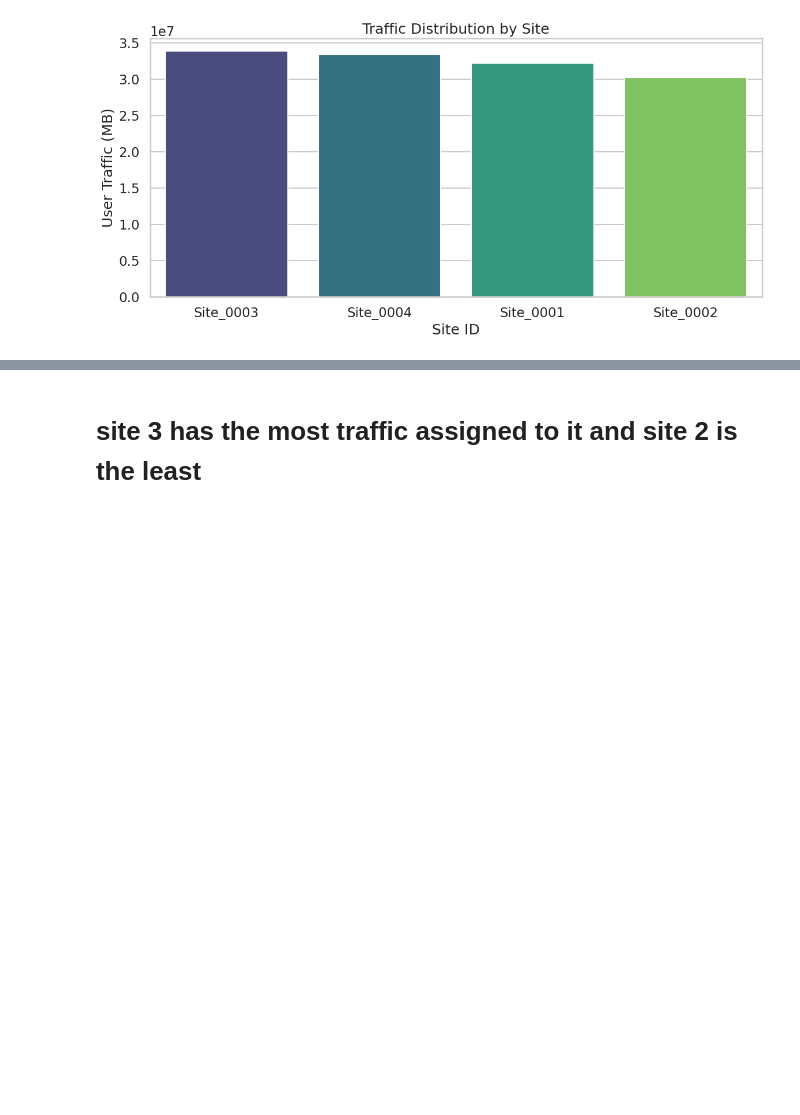
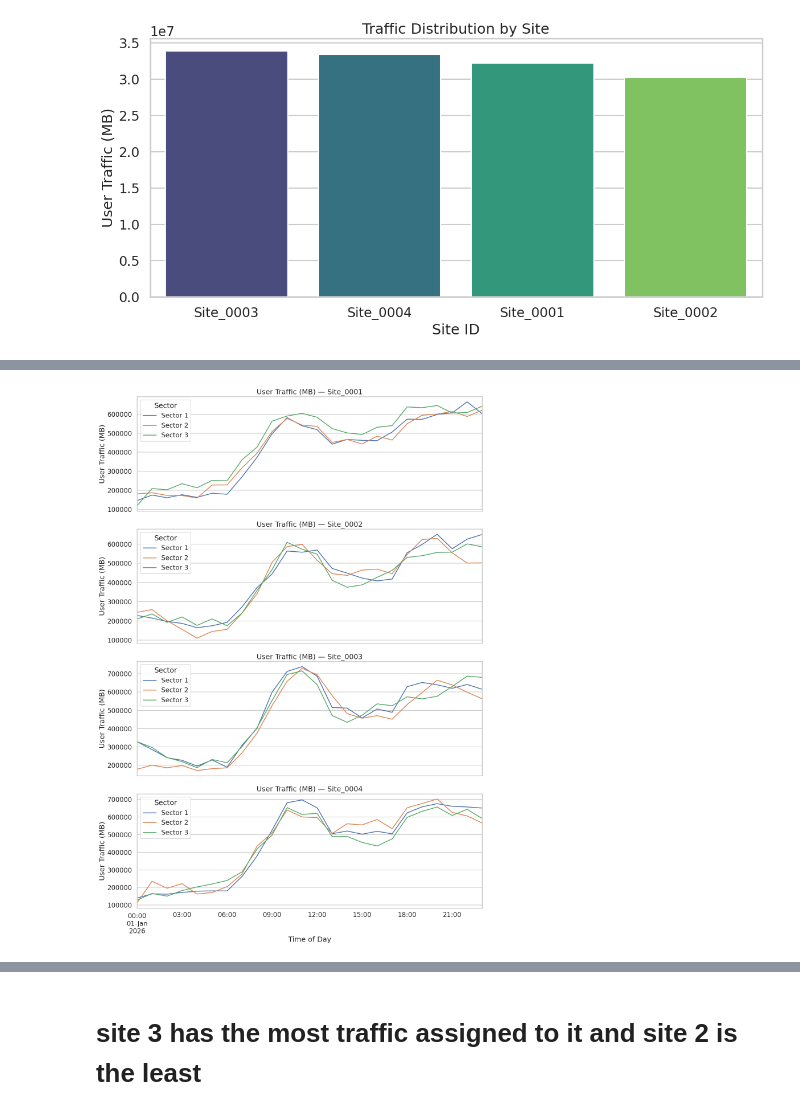
Before and after one commit to omartarek000/Telecom_session_lens, a Jupyter notebook: Telecom_EDA.ipynb, the cells around one changed output, grey strips where cells are left out. Cells and saved outputs as stored; diff of their text form; code cells hidden in the pictures; blank space fills up the shorter version.

```diff
--- a/Telecom_EDA.ipynb
+++ b/Telecom_EDA.ipynb
@@ -112,0 +148,20 @@ Passing `palette` without assigning `hue` is deprecated and will be removed in v
+# %%
+# One subplot per site showing its sectors
+sites = user_session_data['site_id'].unique()
+fig, axes = plt.subplots(len(sites), 1, figsize=(14, 5 * len(sites)), sharex=True)
+
+for ax, site in zip(axes, sorted(sites)):
+    site_data = user_session_data[user_session_data['site_id'] == site]
+    traffic = site_data.groupby(['timestamp', 'sector'])['user_traffic_mb'].sum().reset_index()
+    pivot = traffic.pivot(index='timestamp', columns='sector', values='user_traffic_mb').fillna(0)
+    pivot.columns = [f'Sector {c}' for c in pivot.columns]
+    pivot.rolling(window=window_size, min_periods=1).mean().plot(ax=ax, linewidth=2)
+    ax.set_title(f'User Traffic (MB) — {site}')
+    ax.set_ylabel('User Traffic (MB)')
+    ax.legend(title='Sector')
+
+axes[-1].set_xlabel('Time of Day')
+plt.tight_layout()
+plt.show()
+# %% [output]
+[figure, added]
```
Also changed, not shown: parts of 4 cells of this notebook, 2 other files.
